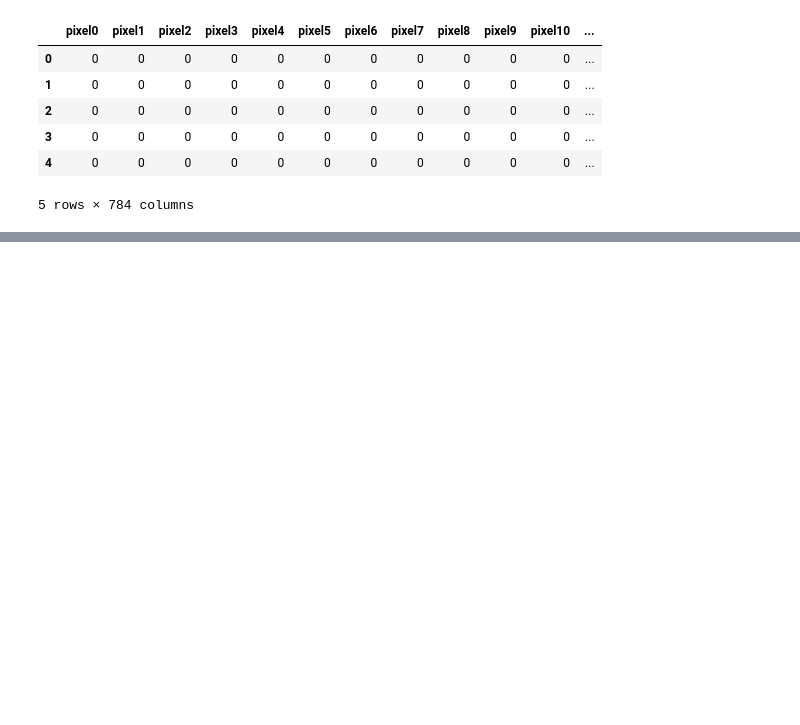
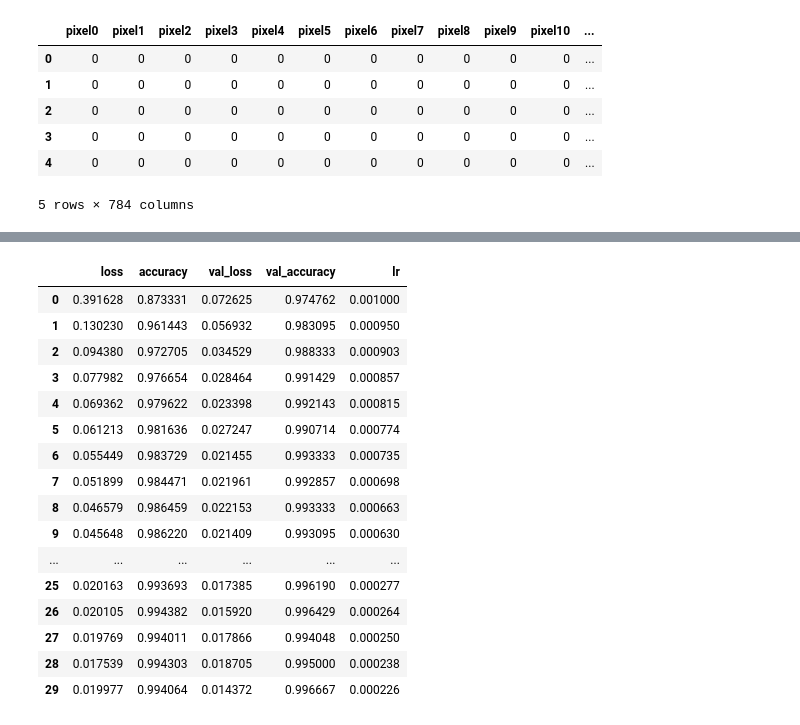
Before and after one commit to darkzard05/kaggle, a Jupyter notebook: digit_recognizer/digit_recognizer.ipynb, the cells around one changed output, grey strips where cells are left out. Saved outputs shown, nothing was run; the diff lists cells and outputs as text; code cells hidden in the pictures; blank space fills up the shorter version.

```diff
--- a/digit_recognizer/digit_recognizer.ipynb
+++ b/digit_recognizer/digit_recognizer.ipynb
@@ -185 +149,26 @@ val_loss, val_acc = model.evaluate(X_val, y_val, verbose=2)
+# %%
+# val_loss, val_acc = model.evaluate(X_val, y_val, verbose=2)
+loss = fit_model.history['loss']
+acc = fit_model.history['accuracy']
+val_loss = fit_model.history['val_loss']
+val_acc = fit_model.history['val_accuracy']
+pd.DataFrame(fit_model.history)
+# %% [output]
+|  | loss | accuracy | val_loss | val_accuracy | lr |
+| 0 | 0.391628 | 0.873331 | 0.072625 | 0.974762 | 0.001000 |
+| 1 | 0.130230 | 0.961443 | 0.056932 | 0.983095 | 0.000950 |
+| 2 | 0.094380 | 0.972705 | 0.034529 | 0.988333 | 0.000903 |
+| 3 | 0.077982 | 0.976654 | 0.028464 | 0.991429 | 0.000857 |
+| 4 | 0.069362 | 0.979622 | 0.023398 | 0.992143 | 0.000815 |
+| 5 | 0.061213 | 0.981636 | 0.027247 | 0.990714 | 0.000774 |
+| 6 | 0.055449 | 0.983729 | 0.021455 | 0.993333 | 0.000735 |
+| 7 | 0.051899 | 0.984471 | 0.021961 | 0.992857 | 0.000698 |
+| 8 | 0.046579 | 0.986459 | 0.022153 | 0.993333 | 0.000663 |
+| 9 | 0.045648 | 0.986220 | 0.021409 | 0.993095 | 0.000630 |
+| ... | ... | ... | ... | ... | ... |
+| 25 | 0.020163 | 0.993693 | 0.017385 | 0.996190 | 0.000277 |
+| 26 | 0.020105 | 0.994382 | 0.015920 | 0.996429 | 0.000264 |
+| 27 | 0.019769 | 0.994011 | 0.017866 | 0.994048 | 0.000250 |
+| 28 | 0.017539 | 0.994303 | 0.018705 | 0.995000 | 0.000238 |
+| 29 | 0.019977 | 0.994064 | 0.014372 | 0.996667 | 0.000226 |
 # %%
```
Also changed, not shown: parts of 21 cells of this notebook.
